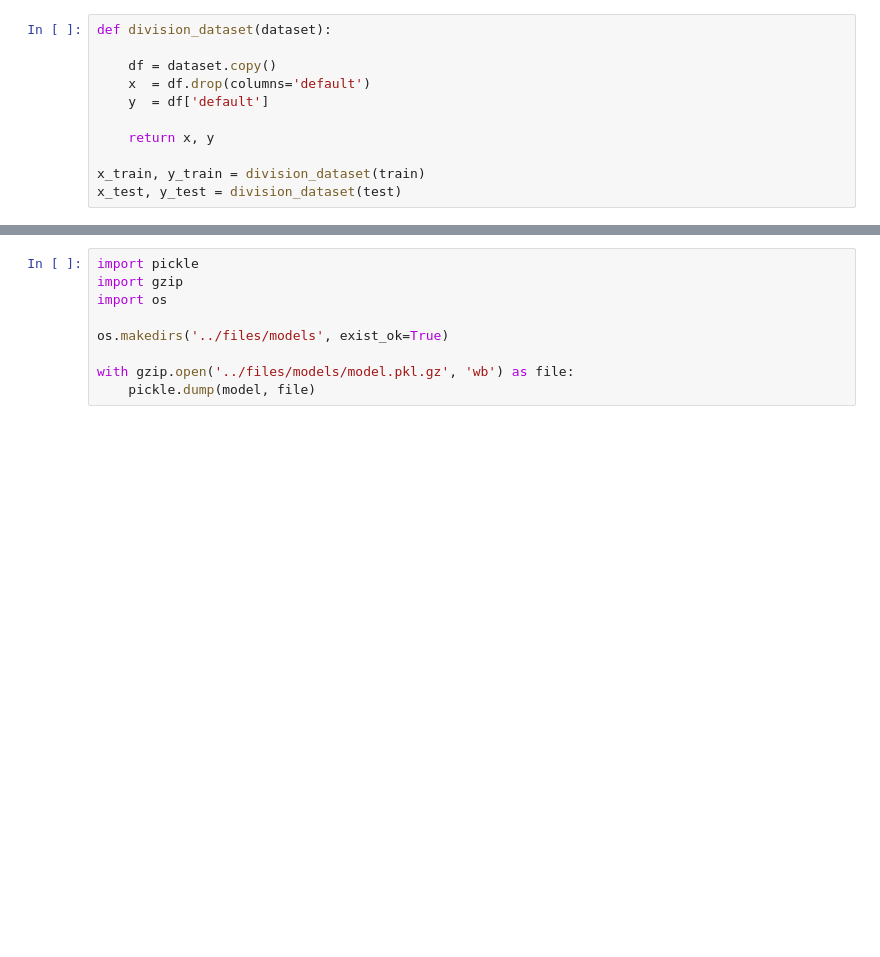
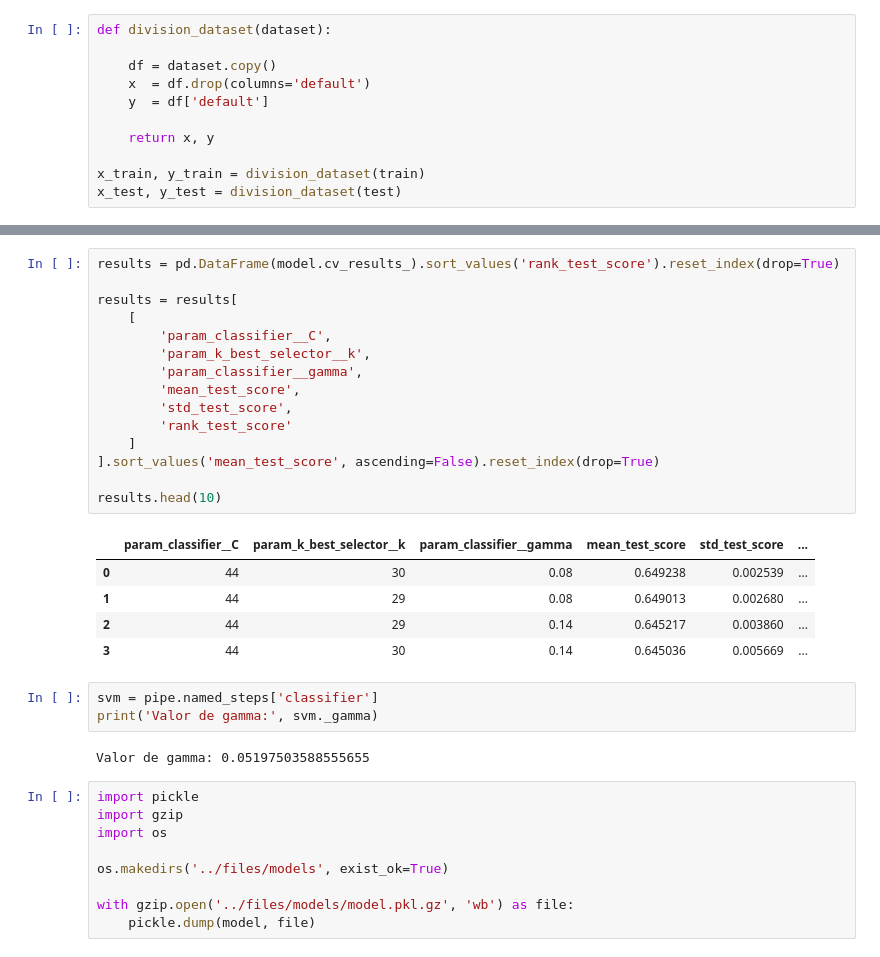
Before and after one commit to 2024-2-analitica-predictiva/2024-2-LAB-03-prediccion-del-default-usando-svc-Felipe-Arikpa, a Jupyter notebook: homework/notebook.ipynb, the cells around one changed output, grey strips where cells are left out. Saved outputs shown, nothing was run; the diff lists cells and outputs as text; blank space fills up the shorter version.

```diff
--- a/homework/notebook.ipynb
+++ b/homework/notebook.ipynb
@@ -260,3 +385,29 @@ mejores parámetros: {'classifier__C': 13.5, 'classifier__degree': 2, 'classifie
+# %%
+results = pd.DataFrame(model.cv_results_).sort_values('rank_test_score').reset_index(drop=True)
+
+results = results[
+    [
+        'param_classifier__C',
+        'param_k_best_selector__k',
+        'param_classifier__gamma',
+        'mean_test_score',
+        'std_test_score',
+        'rank_test_score'
+    ]
+].sort_values('mean_test_score', ascending=False).reset_index(drop=True)
+
+results.head(10)
+# %% [output]
+|  | param_classifier__C | param_k_best_selector__k | param_classifier__gamma | mean_test_score | std_test_score | ... |
+| 0 | 44 | 30 | 0.08 | 0.649238 | 0.002539 | ... |
+| 1 | 44 | 29 | 0.08 | 0.649013 | 0.002680 | ... |
+| 2 | 44 | 29 | 0.14 | 0.645217 | 0.003860 | ... |
+| 3 | 44 | 30 | 0.14 | 0.645036 | 0.005669 | ... |
+# %%
+svm = pipe.named_steps['classifier']
+print('Valor de gamma:', svm._gamma)
+# %% [output]
+Valor de gamma: 0.05197503588555655
 # %%
 import pickle
 import gzip
```
Also changed, not shown: parts of 16 cells of this notebook, 3 other files.
